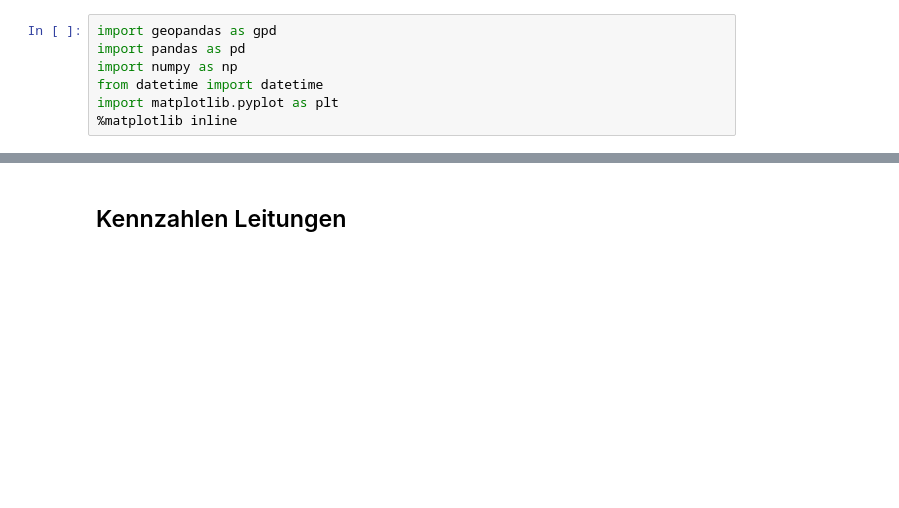
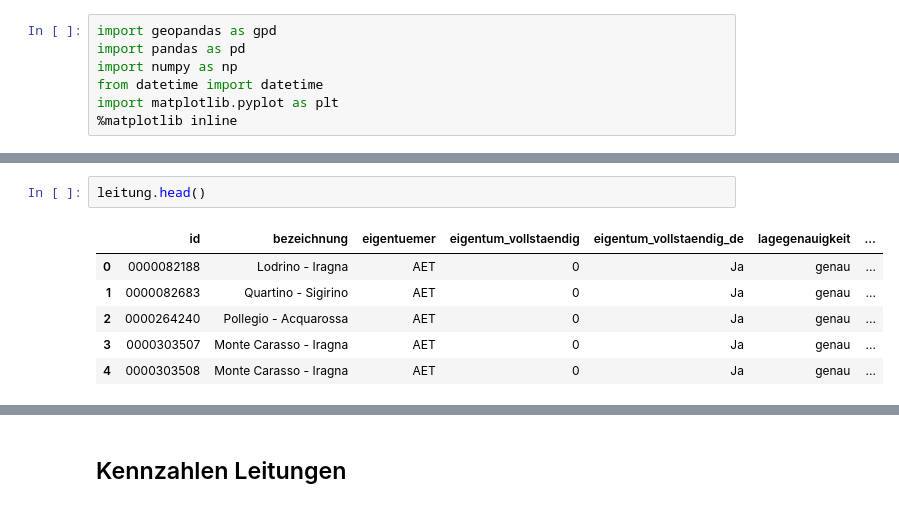
Before and after one commit to SFOE/KeyFiguresElectricalInstallations, a Jupyter notebook: KeyFiguresElectricalInstallations36kV.ipynb, the cells around one changed output, grey strips where cells are left out. Cells and saved outputs as stored; diff of their text form; blank space fills up the shorter version.

```diff
--- a/KeyFiguresElectricalInstallations36kV.ipynb
+++ b/KeyFiguresElectricalInstallations36kV.ipynb
@@ -21,0 +94,9 @@ import matplotlib.pyplot as plt
+# %%
+leitung.head()
+# %% [output]
+|  | id | bezeichnung | eigentuemer | eigentum_vollstaendig | eigentum_vollstaendig_de | lagegenauigkeit | ... |
+| 0 | 0000082188 | Lodrino - Iragna | AET | 0 | Ja | genau | ... |
+| 1 | 0000082683 | Quartino - Sigirino | AET | 0 | Ja | genau | ... |
+| 2 | 0000264240 | Pollegio - Acquarossa | AET | 0 | Ja | genau | ... |
+| 3 | 0000303507 | Monte Carasso - Iragna | AET | 0 | Ja | genau | ... |
+| 4 | 0000303508 | Monte Carasso - Iragna | AET | 0 | Ja | genau | ... |
```
Also changed, not shown: parts of 10 cells of this notebook.
